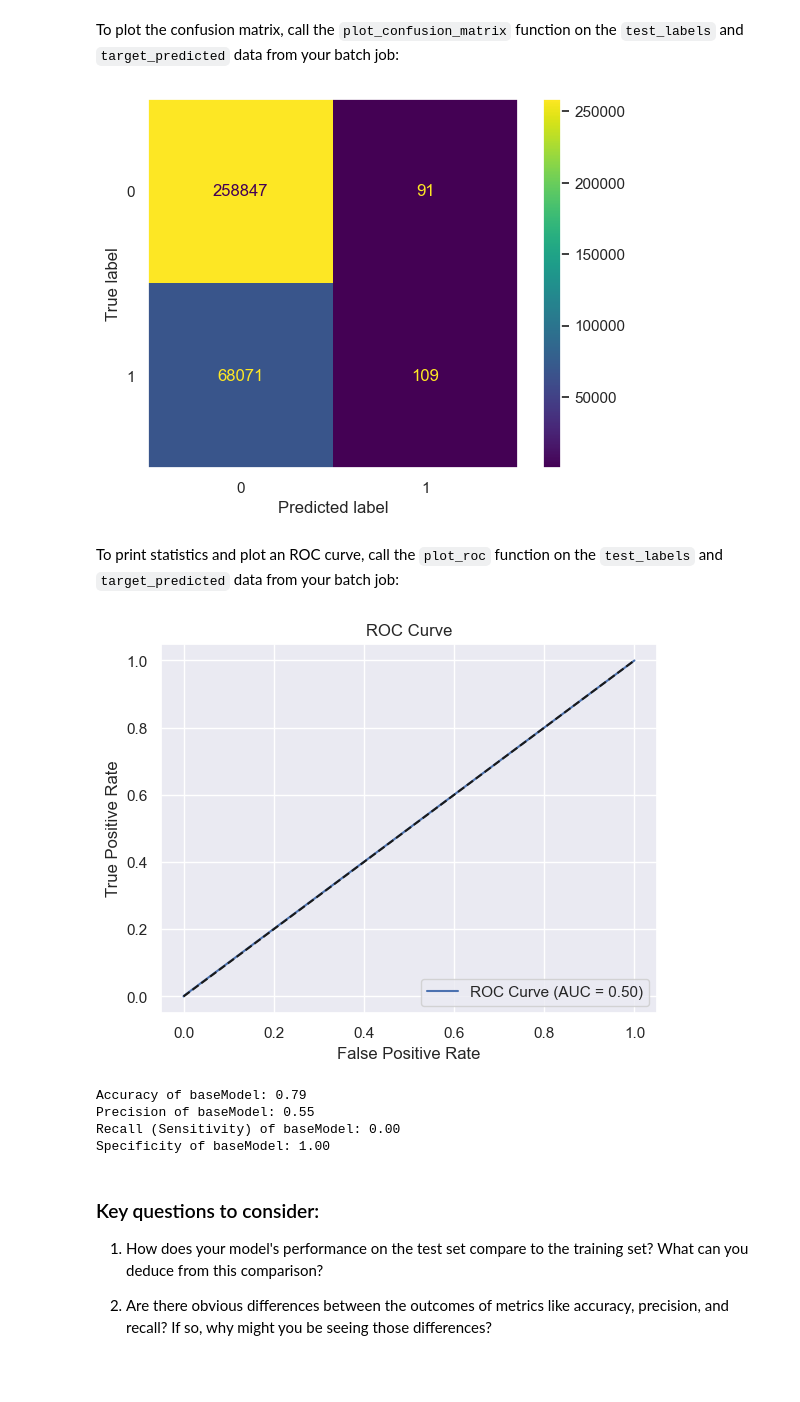
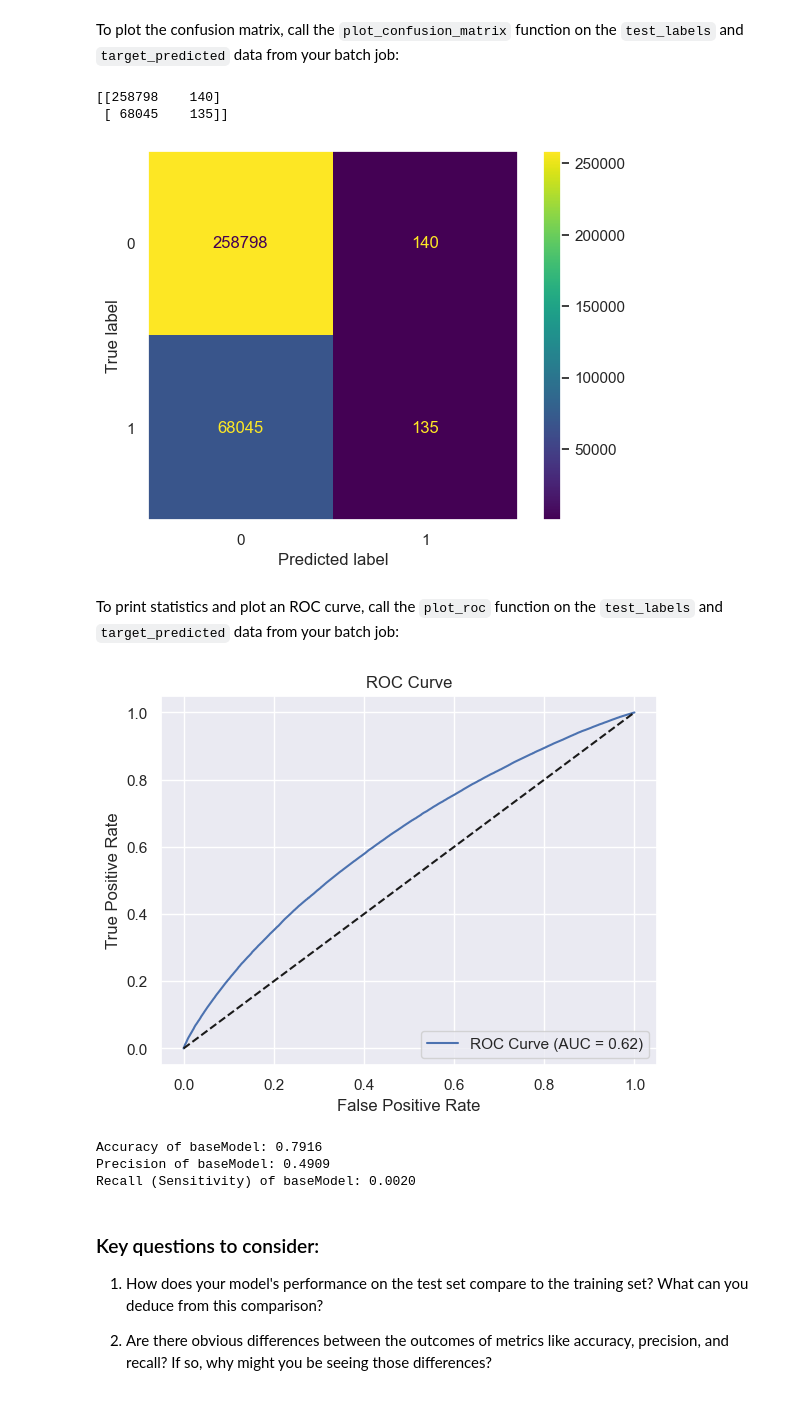
Before and after one commit to Jigme96-BHU/dsts-assignment2, a Jupyter notebook: onpremises.ipynb, the cells around one changed output. Drawn from its saved outputs; the diff is of its cells as text; code cells hidden in the pictures.

```diff
--- a/onpremises.ipynb
+++ b/onpremises.ipynb
@@ -769,7 +813,7 @@ X_train, X_test, y_train, y_test = train_test_split(X, y, test_size=0.2, random_
 # <write code here>
 from sklearn.linear_model import LogisticRegression
 
-model = LogisticRegression(max_iter=500, random_state=42)
+model = LogisticRegression(max_iter=100, random_state=42)
 
 model.fit(X_train,y_train)
 
@@ -819,37 +865,34 @@ To plot the confusion matrix, call the `plot_confusion_matrix` function on the `
 # Enter you code here
 plot_confusion_matrix(y_test,y_pred)
 # %% [output]
+[[258798    140]
+ [ 68045    135]]
-[figure, old version]
+[figure, new version]
 # %% [markdown]
 To print statistics and plot an ROC curve, call the `plot_roc` function on the `test_labels` and `target_predicted` data from your batch job:
 # %%
+y_proba = model.predict_proba(X_test)[:, 1]
 
-y_proba = model.predict_proba(X_test)[:, 1]  # Probabilities for class 1
 # Enter you code here
-plot_roc(y_test, y_pred)
+plot_roc(y_test, y_proba)
 # %% [output]
-[figure, old version]
+[figure, new version]
 # %%
 from sklearn.metrics import confusion_matrix, accuracy_score, precision_score, recall_score
-
-tn, fp, fn, tp = cm.ravel()  # Unpacking the confusion matrix
 
 # Calculate metrics
 accuracy = accuracy_score(y_test, y_pred)
 precision = precision_score(y_test, y_pred)
 recall = recall_score(y_test, y_pred)
-specificity = tn / (tn + fp)  # True negatives / (True negatives + False positives)
 
 # Print the results
-print(f"Accuracy of baseModel: {accuracy:.2f}")
-print(f"Precision of baseModel: {precision:.2f}")
-print(f"Recall (Sensitivity) of baseModel: {recall:.2f}")
-print(f"Specificity of baseModel: {specificity:.2f}")
+print(f"Accuracy of baseModel: {accuracy:.4f}")
+print(f"Precision of baseModel: {precision:.4f}")
+print(f"Recall (Sensitivity) of baseModel: {recall:.4f}")
 # %% [output]
-Accuracy of baseModel: 0.79
-Precision of baseModel: 0.55
-Recall (Sensitivity) of baseModel: 0.00
-Specificity of baseModel: 1.00
+Accuracy of baseModel: 0.7916
+Precision of baseModel: 0.4909
+Recall (Sensitivity) of baseModel: 0.0020
 # %% [markdown]
 ### Key questions to consider:
 1. How does your model's performance on the test set compare to the training set? What can you deduce from this comparison?
```
Also changed, not shown: parts of 49 cells of this notebook, 7 other files.
